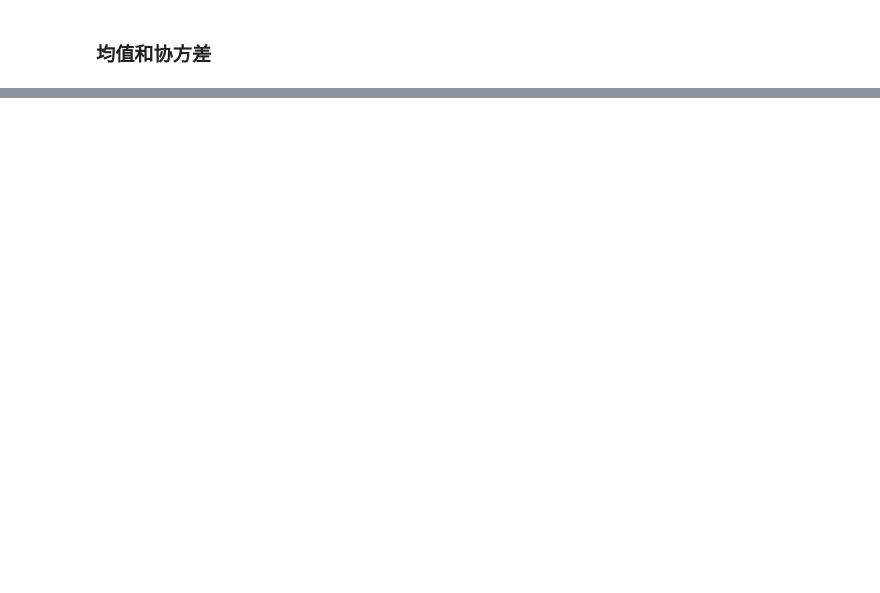
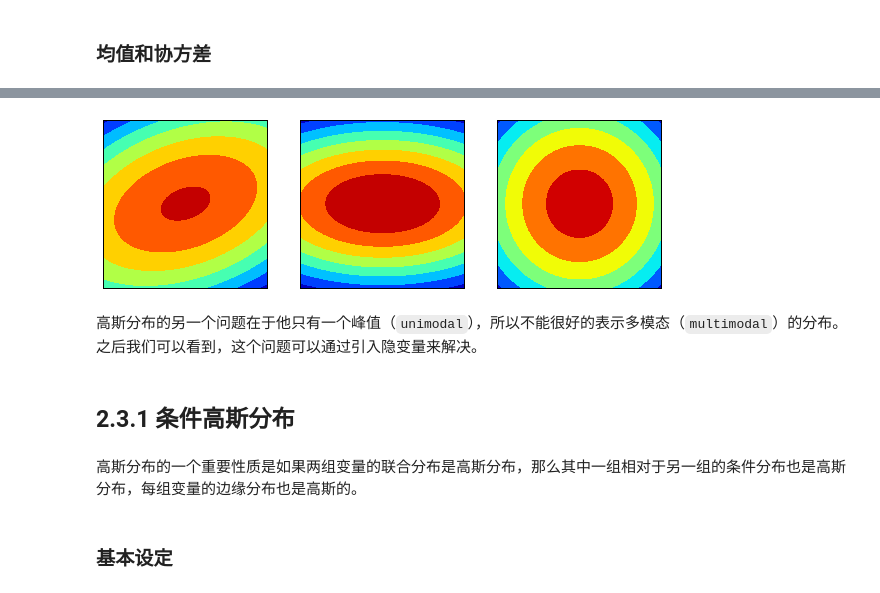
Before and after one commit to wanghaisheng/notes-machine-learning, a Jupyter notebook: Pattern-Recognition-and-Machine-Learning/Chap-02-Probability-Distributions/02-03-The-Gaussian-Distribution.ipynb, the cells around one changed output, grey strips where cells are left out. Drawn from its saved outputs; the diff is of its cells as text; code cells hidden in the pictures; blank space fills up the shorter version.

```diff
--- a/Pattern-Recognition-and-Machine-Learning/Chap-02-Probability-Distributions/02-03-The-Gaussian-Distribution.ipynb
+++ b/Pattern-Recognition-and-Machine-Learning/Chap-02-Probability-Distributions/02-03-The-Gaussian-Distribution.ipynb
@@ -195,0 +275,39 @@ $$
+# %%
+from matplotlib.mlab import bivariate_normal
+
+x, y = np.mgrid[-1:1:.01, -1:1:.01]
+
+fig, ax = plt.subplots(1, 3, figsize=(10, 3))
+
+# 斜的椭圆
+z = bivariate_normal(x, y, sigmax=3, sigmay=2, sigmaxy=2)
+ax[0].contourf(x, y, z)
+
+ax[0].set_xticks([])
+ax[0].set_yticks([])
+
+# 坐标轴平行的椭圆
+z = bivariate_normal(x, y, sigmax=2, sigmay=1, sigmaxy=0)
+ax[1].contourf(x, y, z)
+
+ax[1].set_xticks([])
+ax[1].set_yticks([])
+
+# 圆
+z = bivariate_normal(x, y, sigmax=2, sigmay=2, sigmaxy=0)
+ax[2].contourf(x, y, z)
+
+ax[2].set_xticks([])
+ax[2].set_yticks([])
+
+plt.show()
+# %% [output]
+[figure, added]
+# %% [markdown]
+高斯分布的另一个问题在于他只有一个峰值（`unimodal`），所以不能很好的表示多模态（`multimodal`）的分布。之后我们可以看到，这个问题可以通过引入隐变量来解决。
+# %% [markdown]
+## 2.3.1 条件高斯分布
+# %% [markdown]
+高斯分布的一个重要性质是如果两组变量的联合分布是高斯分布，那么其中一组相对于另一组的条件分布也是高斯分布，每组变量的边缘分布也是高斯的。
+# %% [markdown]
+### 基本设定
```
Also changed, not shown: parts of 10 cells of this notebook, 2 other files.
